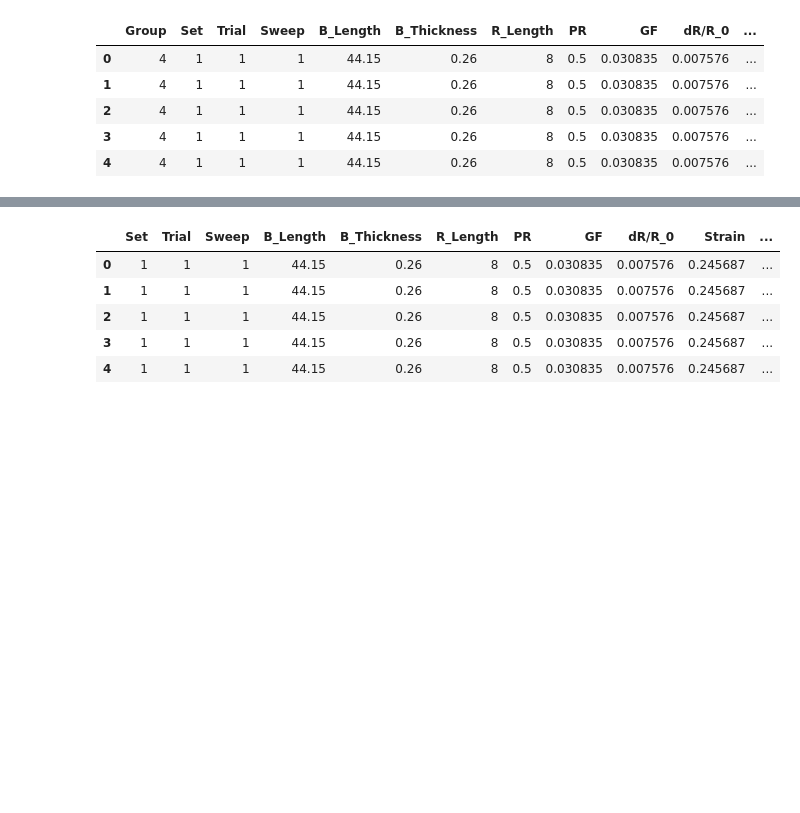
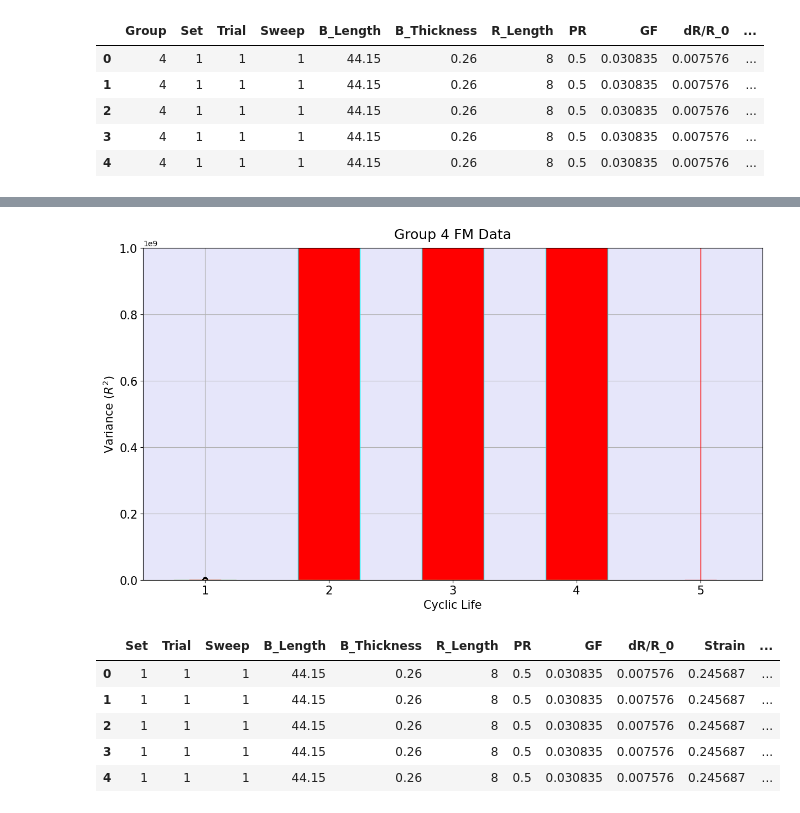
Before and after one commit to yahriels/MEMS-23, a Jupyter notebook: Machine Learning/Data Group 4/CYCLIC LIFE.ipynb, the cells around one changed output, grey strips where cells are left out. Cells and saved outputs as stored; diff of their text form; code cells hidden in the pictures; blank space fills up the shorter version.

```diff
--- a/Machine Learning/Data Group 4/CYCLIC LIFE.ipynb
+++ b/Machine Learning/Data Group 4/CYCLIC LIFE.ipynb
@@ -85,3 +85,33 @@ plt.show()
+# %%
+
+# this makes a box plot sorted by experiment
+# boxplot is an axes object
+# It was a hassle to figure out how to edit the colors for the boxes
+# Turning on patch_artist applies some default colors
+
+boxplot = df.boxplot('Variance', by='Trial', vert=True, patch_artist=True,
+            boxprops=dict(facecolor='red', color='cyan'), # doesn't work
+            capprops=dict(color='red'),                   # works
+            whiskerprops=dict(color='red'),               # doesn't work
+            medianprops=dict(color='orange'),             # does not work
+            figsize=(14,8))                               # works
+
+fig = boxplot.get_figure()                                # a work around to get rid of annoying auto-title
+fig.suptitle('')
+
+boxplot.patch.set_facecolor('lavender')         # Changes plot background
+# plt.style.use('seaborn') # Does not do anything
+
+plt.xticks(fontsize=15)
+plt.yticks(fontsize=15)
+font = {'size': 15}
+plt.xlabel('Cyclic Life', font)
+plt.ylabel(r'Variance ($R^2$) Value', font)
+plt.ylim(-10,1000000000)
+plt.title('Group 4 FM Data', fontsize=18, pad = 12)
+plt.show()
+# %% [output]
+[figure, added]
 # %%
 df.drop('Group', axis=1, inplace=True) ## set axis=0 to remove rows, axis=1 to remove columns
 #df.drop('Sweep', axis=1, inplace=True) ## set axis=0 to remove rows, axis=1 to remove columns
```
Also changed, not shown: parts of 1 cell of this notebook, 38 other files.
